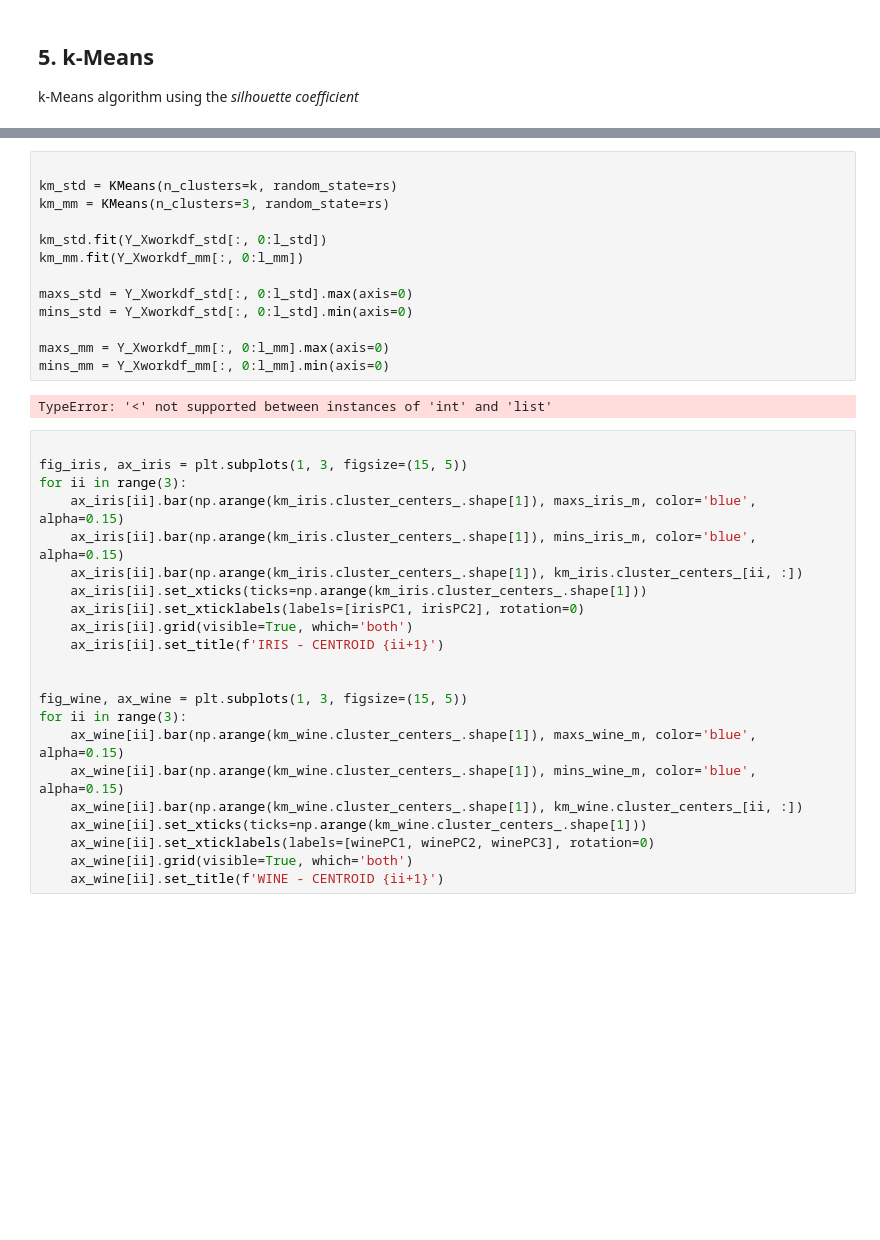
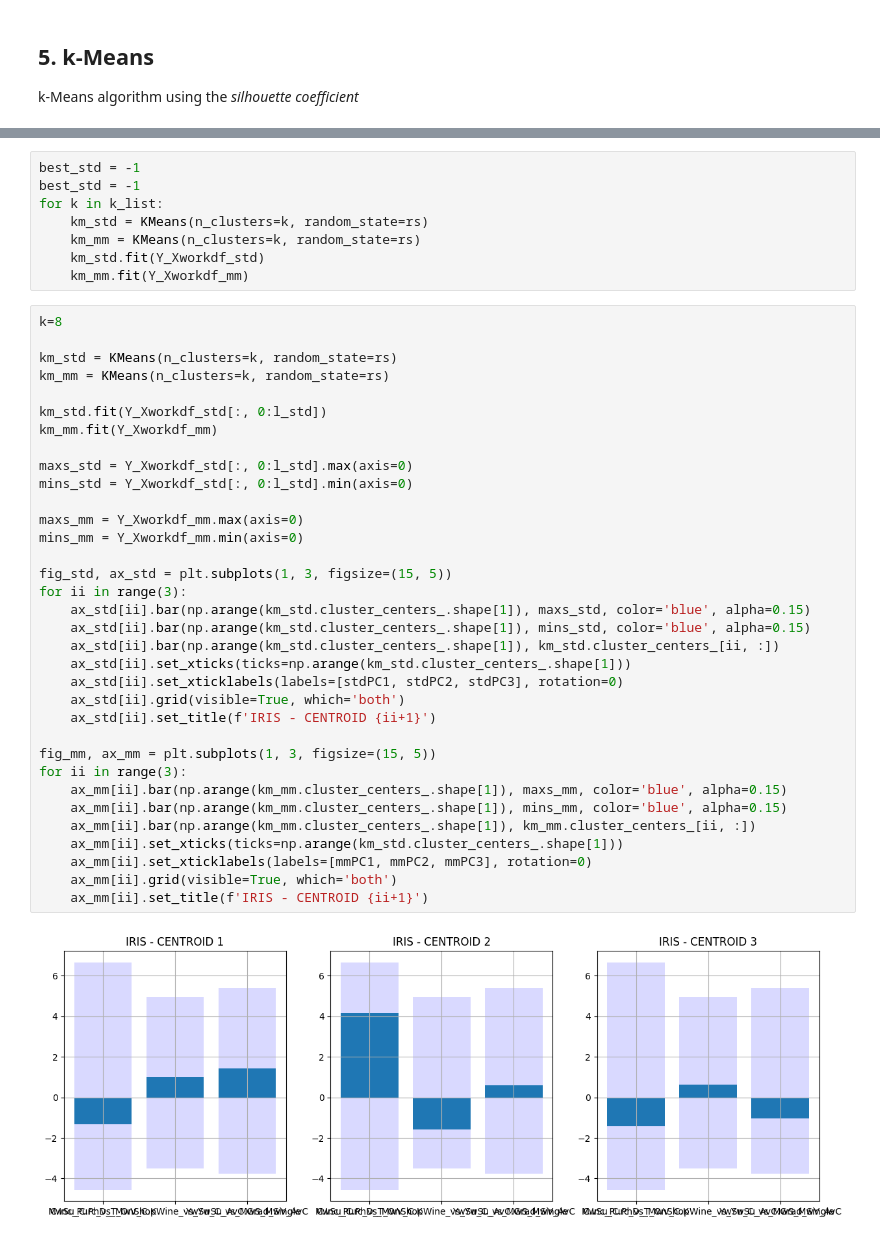
Before and after one commit to MarcoMungaiCoppolino/Data-Science-Portfolio, a Jupyter notebook: PROGETTO/HomeWork_1/MungaiCoppolinoPellegrino.ipynb, the cells around one changed output, grey strips where cells are left out. Saved outputs shown, nothing was run; the diff lists cells and outputs as text; blank space fills up the shorter version.

```diff
--- a/PROGETTO/HomeWork_1/MungaiCoppolinoPellegrino.ipynb
+++ b/PROGETTO/HomeWork_1/MungaiCoppolinoPellegrino.ipynb
@@ -482,37 +469,44 @@ array([[ 0.67102882,  0.45229882, -0.05369955],
-# %%
-
-km_std = KMeans(n_clusters=k, random_state=rs)
-km_mm = KMeans(n_clusters=3, random_state=rs)
-
-km_std.fit(Y_Xworkdf_std[:, 0:l_std])
-km_mm.fit(Y_Xworkdf_mm[:, 0:l_mm])
-
-maxs_std = Y_Xworkdf_std[:, 0:l_std].max(axis=0)
-mins_std = Y_Xworkdf_std[:, 0:l_std].min(axis=0)
-
-maxs_mm = Y_Xworkdf_mm[:, 0:l_mm].max(axis=0)
-mins_mm = Y_Xworkdf_mm[:, 0:l_mm].min(axis=0)
-# %% [output]
-TypeError: '<' not supported between instances of 'int' and 'list'
+# %%
+best_std = -1
+best_std = -1
+for k in k_list:
+    km_std = KMeans(n_clusters=k, random_state=rs)
+    km_mm = KMeans(n_clusters=k, random_state=rs)
+    km_std.fit(Y_Xworkdf_std)
+    km_mm.fit(Y_Xworkdf_mm)
 # %%
+k=8
 
-fig_iris, ax_iris = plt.subplots(1, 3, figsize=(15, 5))
+km_std = KMeans(n_clusters=k, random_state=rs)
+km_mm = KMeans(n_clusters=k, random_state=rs)
+
+km_std.fit(Y_Xworkdf_std[:, 0:l_std])
+km_mm.fit(Y_Xworkdf_mm)
+
+maxs_std = Y_Xworkdf_std[:, 0:l_std].max(axis=0)
+mins_std = Y_Xworkdf_std[:, 0:l_std].min(axis=0)
+
+maxs_mm = Y_Xworkdf_mm.max(axis=0)
+mins_mm = Y_Xworkdf_mm.min(axis=0)
+
+fig_std, ax_std = plt.subplots(1, 3, figsize=(15, 5))
 for ii in range(3):
-    ax_iris[ii].bar(np.arange(km_iris.cluster_centers_.shape[1]), maxs_iris_m, color='blue', alpha=0.15)
-    ax_iris[ii].bar(np.arange(km_iris.cluster_centers_.shape[1]), mins_iris_m, color='blue', alpha=0.15)
-    ax_iris[ii].bar(np.arange(km_iris.cluster_centers_.shape[1]), km_iris.cluster_centers_[ii, :])
-    ax_iris[ii].set_xticks(ticks=np.arange(km_iris.cluster_centers_.shape[1]))
-    ax_iris[ii].set_xticklabels(labels=[irisPC1, irisPC2], rotation=0)
-    ax_iris[ii].grid(visible=True, which='both')
-    ax_iris[ii].set_title(f'IRIS - CENTROID {ii+1}')
+    ax_std[ii].bar(np.arange(km_std.cluster_centers_.shape[1]), maxs_std, color='blue', alpha=0.15)
+    ax_std[ii].bar(np.arange(km_std.cluster_centers_.shape[1]), mins_std, color='blue', alpha=0.15)
+    ax_std[ii].bar(np.arange(km_std.cluster_centers_.shape[1]), km_std.cluster_centers_[ii, :])
+    ax_std[ii].set_xticks(ticks=np.arange(km_std.cluster_centers_.shape[1]))
+    ax_std[ii].set_xticklabels(labels=[stdPC1, stdPC2, stdPC3], rotation=0)
+    ax_std[ii].grid(visible=True, which='both')
+    ax_std[ii].set_title(f'IRIS - CENTROID {ii+1}')
 
-
-fig_wine, ax_wine = plt.subplots(1, 3, figsize=(15, 5))
+fig_mm, ax_mm = plt.subplots(1, 3, figsize=(15, 5))
 for ii in range(3):
-    ax_wine[ii].bar(np.arange(km_wine.cluster_centers_.shape[1]), maxs_wine_m, color='blue', alpha=0.15)
-    ax_wine[ii].bar(np.arange(km_wine.cluster_centers_.shape[1]), mins_wine_m, color='blue', alpha=0.15)
-    ax_wine[ii].bar(np.arange(km_wine.cluster_centers_.shape[1]), km_wine.cluster_centers_[ii, :])
-    ax_wine[ii].set_xticks(ticks=np.arange(km_wine.cluster_centers_.shape[1]))
-    ax_wine[ii].set_xticklabels(labels=[winePC1, winePC2, winePC3], rotation=0)
-    ax_wine[ii].grid(visible=True, which='both')
-    ax_wine[ii].set_title(f'WINE - CENTROID {ii+1}')
+    ax_mm[ii].bar(np.arange(km_mm.cluster_centers_.shape[1]), maxs_mm, color='blue', alpha=0.15)
+    ax_mm[ii].bar(np.arange(km_mm.cluster_centers_.shape[1]), mins_mm, color='blue', alpha=0.15)
+    ax_mm[ii].bar(np.arange(km_mm.cluster_centers_.shape[1]), km_mm.cluster_centers_[ii, :])
+    ax_mm[ii].set_xticks(ticks=np.arange(km_std.cluster_centers_.shape[1]))
+    ax_mm[ii].set_xticklabels(labels=[mmPC1, mmPC2, mmPC3], rotation=0)
+    ax_mm[ii].grid(visible=True, which='both')
+    ax_mm[ii].set_title(f'IRIS - CENTROID {ii+1}')
+# %% [output]
+[figure, added]
```
Also changed, not shown: parts of 5 cells of this notebook.
